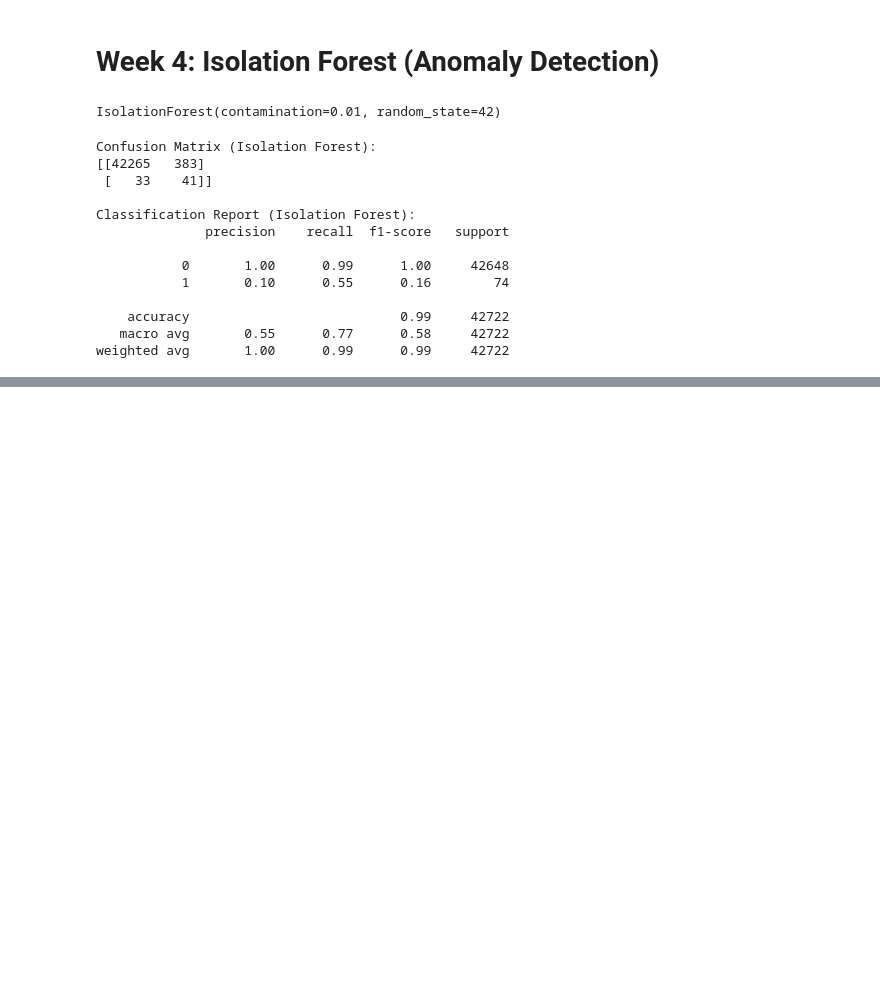
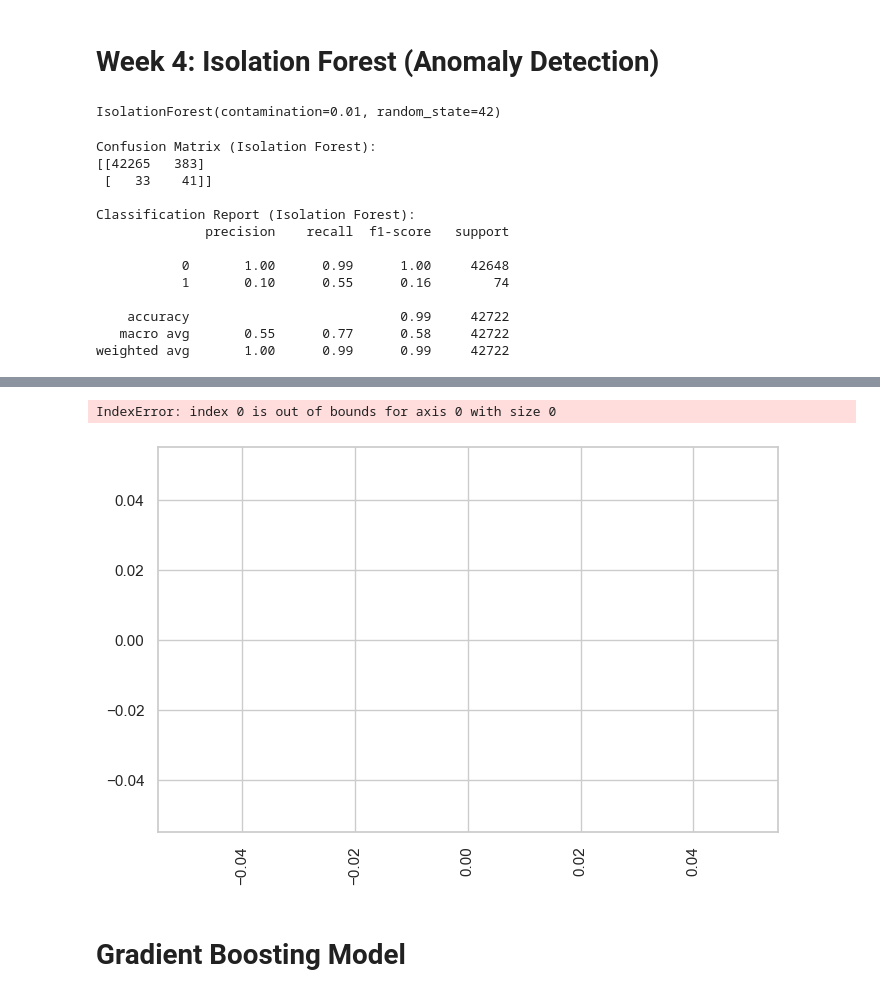
Before and after one commit to mdrprashan/Creditcard-fraud-detection-using-ML, a Jupyter notebook: model.ipynb, the cells around one changed output, grey strips where cells are left out. Cells and saved outputs as stored; diff of their text form; code cells hidden in the pictures; blank space fills up the shorter version.

```diff
--- a/model.ipynb
+++ b/model.ipynb
@@ -419,0 +719,24 @@ weighted avg       1.00      0.99      0.99     42722
+# %%
+new_feature_names = [
+    "transaction_hour",
+    "is_night_transaction",
+    "is_high_amount",
+    "amount_to_median_ratio",
+    "amount_deviation_from_mean",
+    "amount_log",
+    "risk_amount_flag"
+]
+
+new_feature_importance = feature_importance[feature_importance.index.isin(new_feature_names)].sort_values(ascending=False)
+
+plt.figure(figsize=(8, 5))
+new_feature_importance.plot(kind='bar')
+plt.title("Importance of Real-World Engineered Features")
+plt.xlabel("Features")
+plt.ylabel("Importance")
+plt.xticks(rotation=45)
+plt.tight_layout()
+plt.show()
+# %% [output]
+IndexError: index 0 is out of bounds for axis 0 with size 0
+[figure, added]
@@ -419,0 +788,2 @@ weighted avg       1.00      0.99      0.99     42722
+# %% [markdown]
+# Gradient Boosting Model
```
Also changed, not shown: parts of 44 cells of this notebook, 8 other files.
